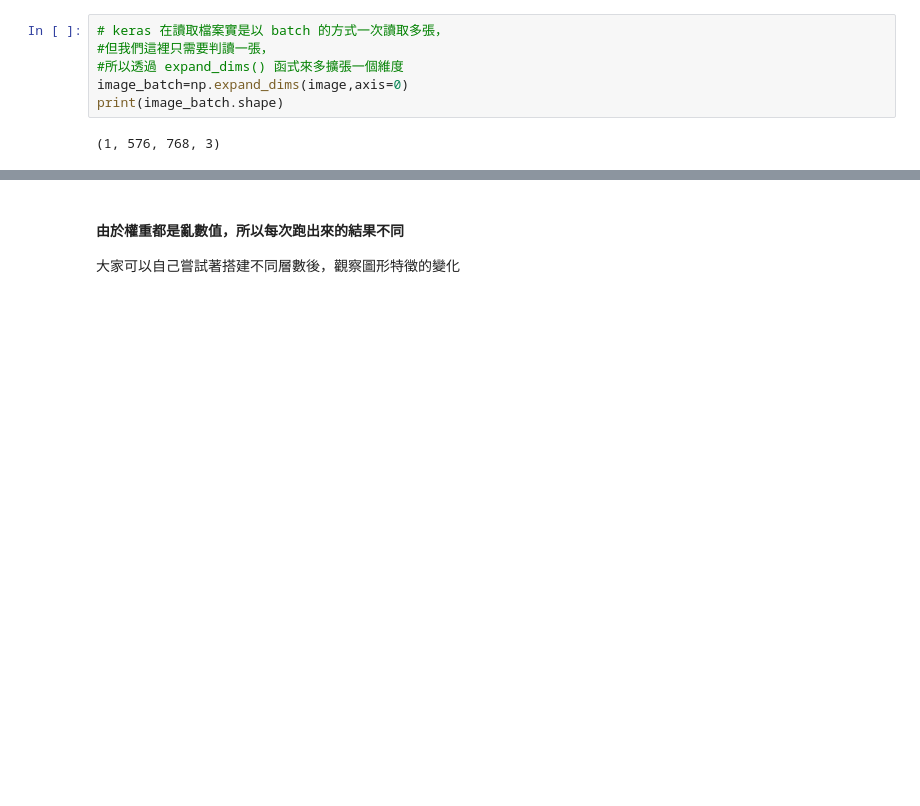
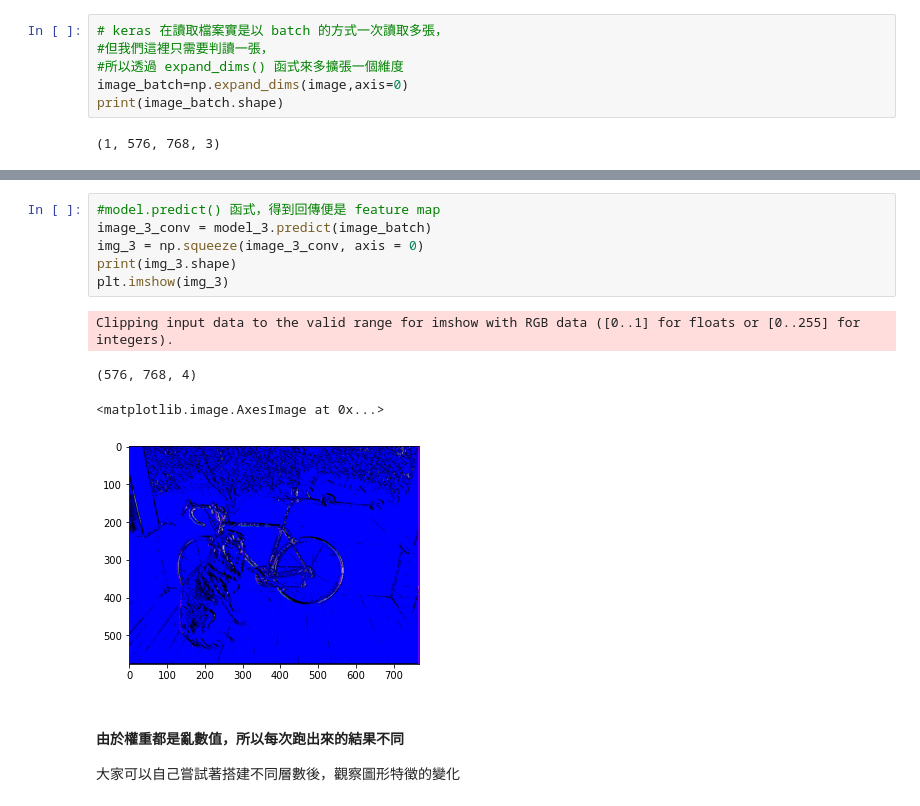
Before and after one commit to JohnnyLee1809/DL-CVMarathon, a Jupyter notebook: Day36.YOLO 細節理解-網絡架構_HW.ipynb, the cells around one changed output, grey strips where cells are left out. Drawn from its saved outputs; the diff is of its cells as text; blank space fills up the shorter version.

```diff
--- a/Day36.YOLO 細節理解-網絡架構_HW.ipynb
+++ b/Day36.YOLO 細節理解-網絡架構_HW.ipynb
@@ -111,3 +135,14 @@ Clipping input data to the valid range for imshow with RGB data ([0..1] for floa
+# %%
+#model.predict() 函式，得到回傳便是 feature map
+image_3_conv = model_3.predict(image_batch)
+img_3 = np.squeeze(image_3_conv, axis = 0)
+print(img_3.shape)
+plt.imshow(img_3)
+# %% [output]
+Clipping input data to the valid range for imshow with RGB data ([0..1] for floats or [0..255] for integers).
+(576, 768, 4)
+<matplotlib.image.AxesImage at 0x...>
+[figure, added]
 # %% [markdown]
 #### 由於權重都是亂數值，所以每次跑出來的結果不同
 大家可以自己嘗試著搭建不同層數後，觀察圖形特徵的變化
```
Also changed, not shown: parts of 3 cells of this notebook.
